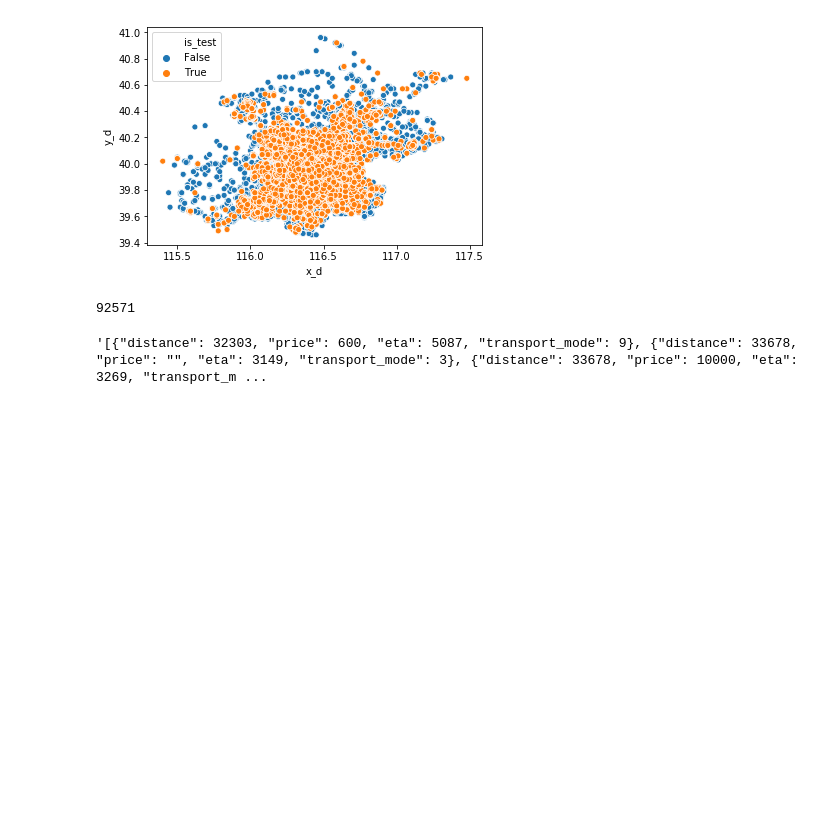
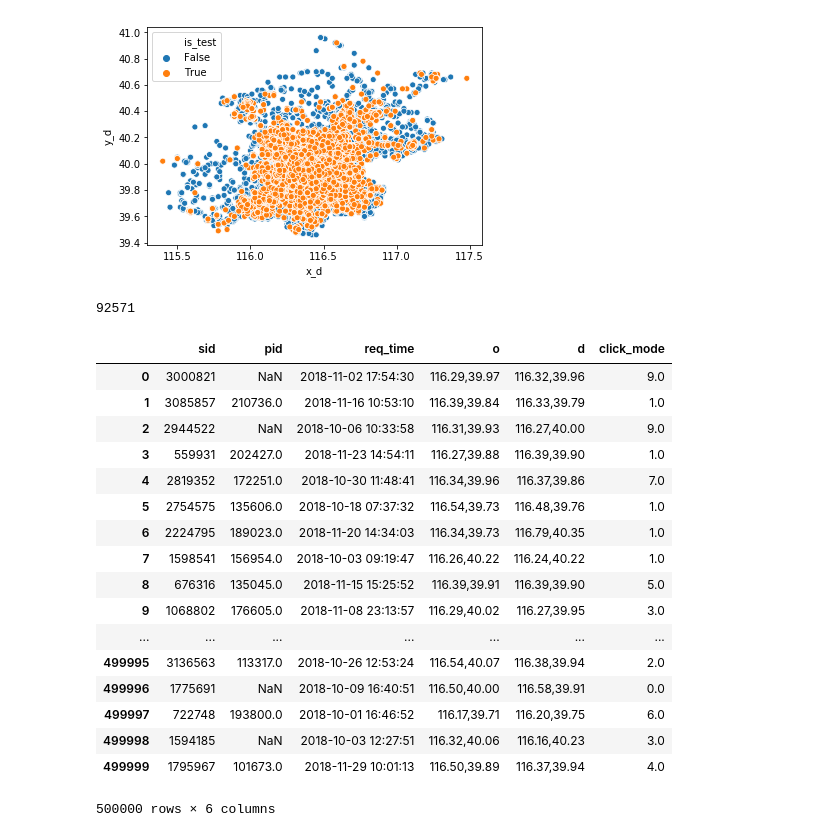
Before and after one commit to MitsuruFujiwara/KDD-Cup-2019, a Jupyter notebook: src/EDA.ipynb, the cells around one changed output. Cells and saved outputs as stored; diff of their text form; code cells hidden in the pictures; blank space fills up the shorter version.

Commit message:
update queries

```diff
--- a/src/EDA.ipynb
+++ b/src/EDA.ipynb
@@ -104,7 +105,28 @@ test_queries.sid.isin(test_plans.sid).sum()
 92571
 # %%
 train_plans['plans'] = train_plans.plans.apply(lambda x: json.loads(x))
-# %%
-train_plans.plans[0]
-# %% [output]
-'[{"distance": 32303, "price": 600, "eta": 5087, "transport_mode": 9}, {"distance": 33678, "price": "", "eta": 3149, "transport_mode": 3}, {"distance": 33678, "price": 10000, "eta": 3269, "transport_m ...
+# %%
+train_queries =pd.merge(train_queries, train_clicks[['sid','click_mode']], on='sid', how='outer')
+# %%
+train_queries.click_mode.fillna(0, inplace=True)
+# %%
+train_queries
+# %% [output]
+|  | sid | pid | req_time | o | d | click_mode |
+| 0 | 3000821 | NaN | 2018-11-02 17:54:30 | 116.29,39.97 | 116.32,39.96 | 9.0 |
+| 1 | 3085857 | 210736.0 | 2018-11-16 10:53:10 | 116.39,39.84 | 116.33,39.79 | 1.0 |
+| 2 | 2944522 | NaN | 2018-10-06 10:33:58 | 116.31,39.93 | 116.27,40.00 | 9.0 |
+| 3 | 559931 | 202427.0 | 2018-11-23 14:54:11 | 116.27,39.88 | 116.39,39.90 | 1.0 |
+| 4 | 2819352 | 172251.0 | 2018-10-30 11:48:41 | 116.34,39.96 | 116.37,39.86 | 7.0 |
+| 5 | 2754575 | 135606.0 | 2018-10-18 07:37:32 | 116.54,39.73 | 116.48,39.76 | 1.0 |
+| 6 | 2224795 | 189023.0 | 2018-11-20 14:34:03 | 116.34,39.73 | 116.79,40.35 | 1.0 |
+| 7 | 1598541 | 156954.0 | 2018-10-03 09:19:47 | 116.26,40.22 | 116.24,40.22 | 1.0 |
+| 8 | 676316 | 135045.0 | 2018-11-15 15:25:52 | 116.39,39.91 | 116.39,39.90 | 5.0 |
+| 9 | 1068802 | 176605.0 | 2018-11-08 23:13:57 | 116.29,40.02 | 116.27,39.95 | 3.0 |
+| ... | ... | ... | ... | ... | ... | ... |
+| 499995 | 3136563 | 113317.0 | 2018-10-26 12:53:24 | 116.54,40.07 | 116.38,39.94 | 2.0 |
+| 499996 | 1775691 | NaN | 2018-10-09 16:40:51 | 116.50,40.00 | 116.58,39.91 | 0.0 |
+| 499997 | 722748 | 193800.0 | 2018-10-01 16:46:52 | 116.17,39.71 | 116.20,39.75 | 6.0 |
+| 499998 | 1594185 | NaN | 2018-10-03 12:27:51 | 116.32,40.06 | 116.16,40.23 | 3.0 |
+| 499999 | 1795967 | 101673.0 | 2018-11-29 10:01:13 | 116.50,39.89 | 116.37,39.94 | 4.0 |
+500000 rows × 6 columns
```
Also changed, not shown: parts of 5 cells of this notebook, 2 other files.
